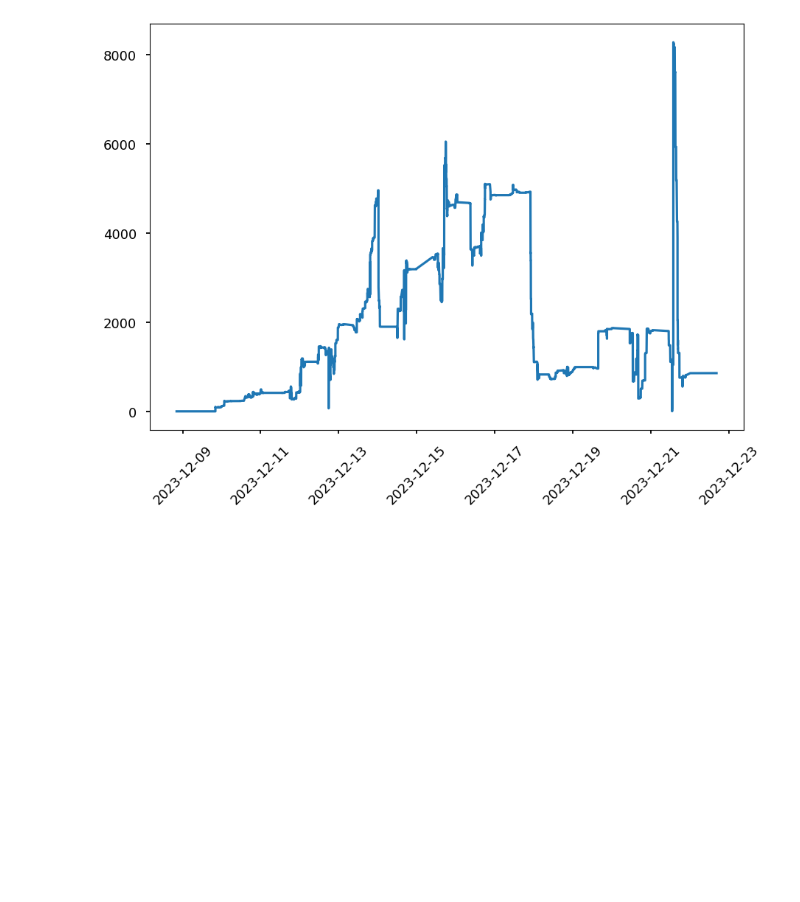
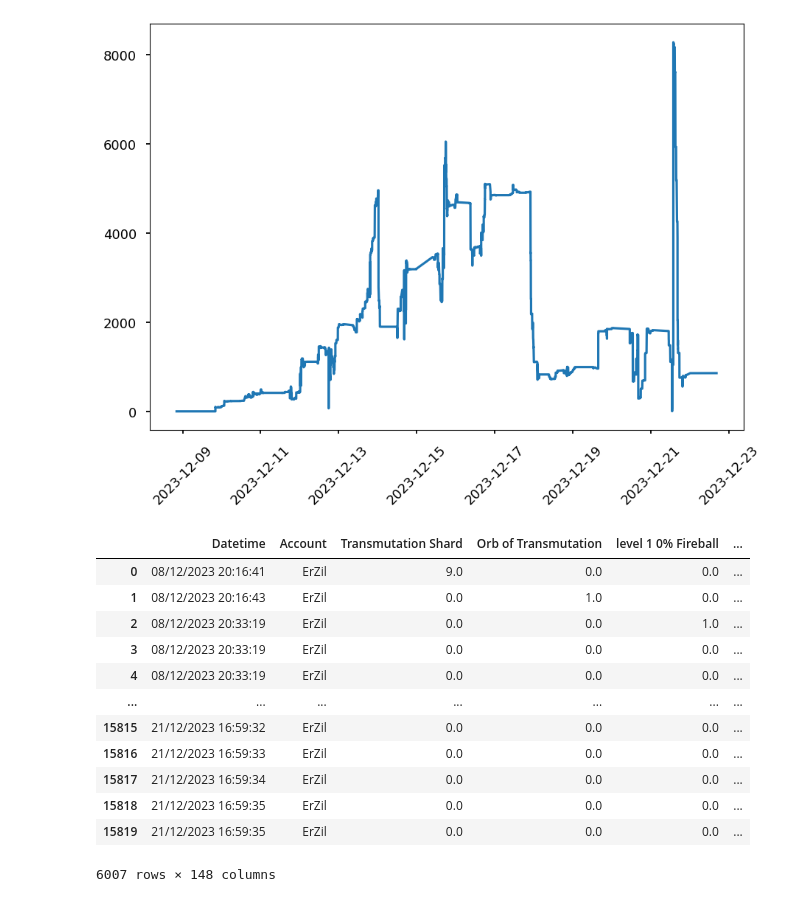
Before and after one commit to LucaTeodorescu/pathofexile-accounting, a Jupyter notebook: exploration.ipynb, the cells around one changed output. Drawn from its saved outputs; the diff is of its cells as text; code cells hidden in the pictures; blank space fills up the shorter version.

```diff
--- a/exploration.ipynb
+++ b/exploration.ipynb
@@ -184,3 +184,22 @@ plt.plot_date(dates, CurrencySeries, linestyle='solid', marker='None')
 # %% [output]
 [<matplotlib.lines.Line2D at 0x...>]
 [figure]
+# %%
+df_Diff["Date"] = pd.to_datetime(df_Diff["Datetime"], format = "%d/%m/%Y %H:%M:%S").dt.date
+df_DiffLuac = df_Diff[df_Diff["Account"] == "ErZil"].fillna(0)
+# %%
+df_DiffLuac
+# %% [output]
+|  | Datetime | Account | Transmutation Shard | Orb of Transmutation | level 1 0% Fireball | ... |
+| 0 | 08/12/2023 20:16:41 | ErZil | 9.0 | 0.0 | 0.0 | ... |
+| 1 | 08/12/2023 20:16:43 | ErZil | 0.0 | 1.0 | 0.0 | ... |
+| 2 | 08/12/2023 20:33:19 | ErZil | 0.0 | 0.0 | 1.0 | ... |
+| 3 | 08/12/2023 20:33:19 | ErZil | 0.0 | 0.0 | 0.0 | ... |
+| 4 | 08/12/2023 20:33:19 | ErZil | 0.0 | 0.0 | 0.0 | ... |
+| ... | ... | ... | ... | ... | ... | ... |
+| 15815 | 21/12/2023 16:59:32 | ErZil | 0.0 | 0.0 | 0.0 | ... |
+| 15816 | 21/12/2023 16:59:33 | ErZil | 0.0 | 0.0 | 0.0 | ... |
+| 15817 | 21/12/2023 16:59:34 | ErZil | 0.0 | 0.0 | 0.0 | ... |
+| 15818 | 21/12/2023 16:59:35 | ErZil | 0.0 | 0.0 | 0.0 | ... |
+| 15819 | 21/12/2023 16:59:35 | ErZil | 0.0 | 0.0 | 0.0 | ... |
+6007 rows × 148 columns
```
Also changed, not shown: parts of 8 cells of this notebook.
